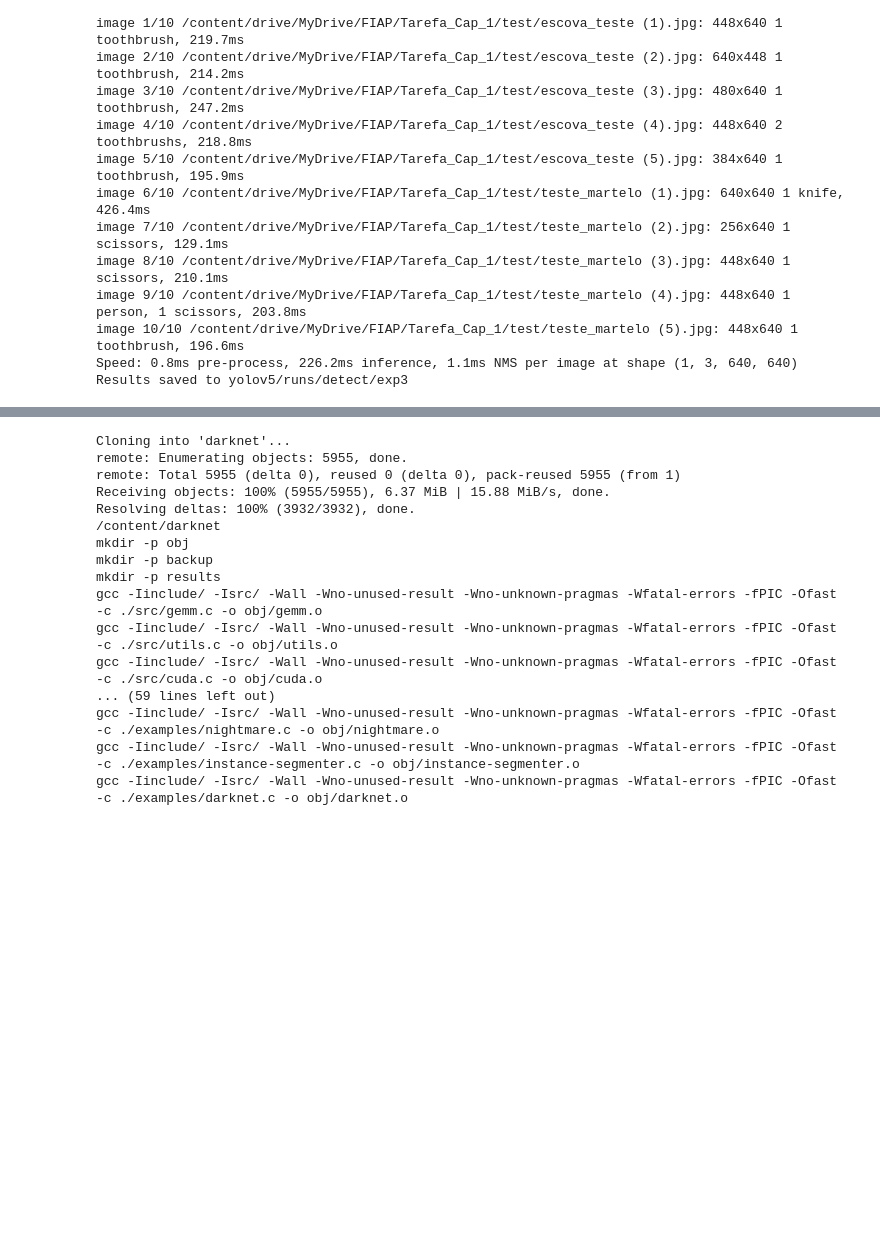
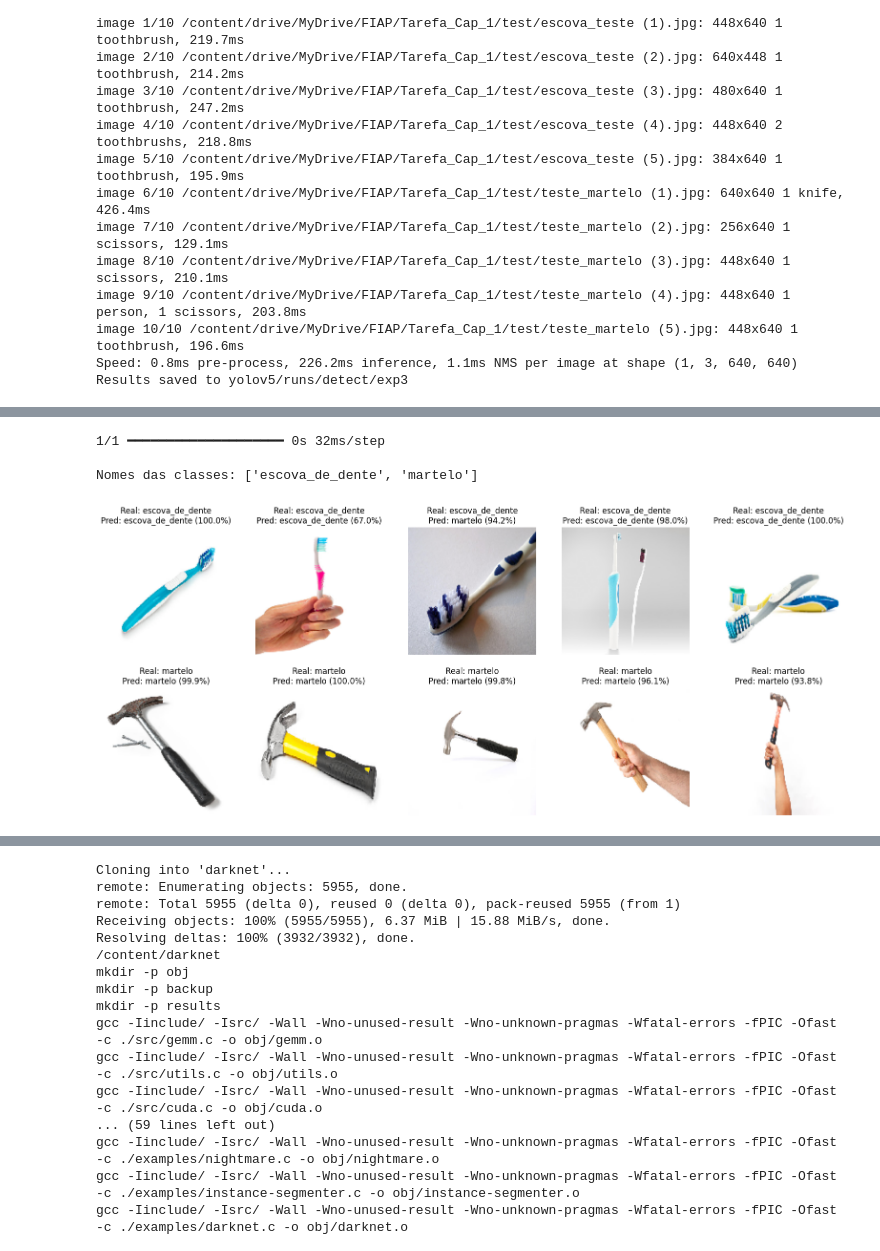
Before and after one commit to Luiz-FIAP/Fase_06_Cap_1_Despertar_da_Rede_Neural, a Jupyter notebook: treino.ipynb, the cells around one changed output, grey strips where cells are left out. Drawn from its saved outputs; the diff is of its cells as text; code cells hidden in the pictures; blank space fills up the shorter version.

```diff
--- a/treino.ipynb
+++ b/treino.ipynb
@@ -325,0 +550,31 @@ ValueError: No images found in directory /content/drive/MyDrive/FIAP/Tarefa_Cap_
+# %%
+# Fazer predições em algumas imagens de teste
+num_images_to_predict = 10 # Quantas imagens de teste você quer ver
+test_images, test_labels = next(test_generator) # Pega um batch do gerador de teste
+
+predictions = model.predict(test_images)
+predicted_classes = (predictions > 0.5).astype(int).flatten() # 0.5 é o threshold para classificação binária
+
+class_names = list(train_generator.class_indices.keys())
+print(f"\nNomes das classes: {class_names}")
+
+plt.figure(figsize=(20, 8))
+for i in range(num_images_to_predict):
+    plt.subplot(2, 5, i + 1)
+    plt.imshow(test_images[i])
+    true_label = class_names[int(test_labels[i])]
+    pred_label = class_names[predicted_classes[i]]
+    #LÓGICA PARA CALCULAR A CONFIANÇA
+    confidence_score = predictions[i][0] # Pega a probabilidade crua para a imagem atual
+    if confidence_score > 0.5:
+        display_confidence = confidence_score * 100 # Define a porcentagem de confiança para a classe PREVISTA
+    else:
+        display_confidence = (1 - confidence_score) * 100
+    plt.title(f"Real: {true_label}\nPred: {pred_label} ({display_confidence:.1f}%)")
+    plt.axis('off')
+plt.show()
+# %% [output]
+1/1 ━━━━━━━━━━━━━━━━━━━━ 0s 32ms/step
+
+Nomes das classes: ['escova_de_dente', 'martelo']
+[figure, added]
```
Also changed, not shown: parts of 20 cells of this notebook.
